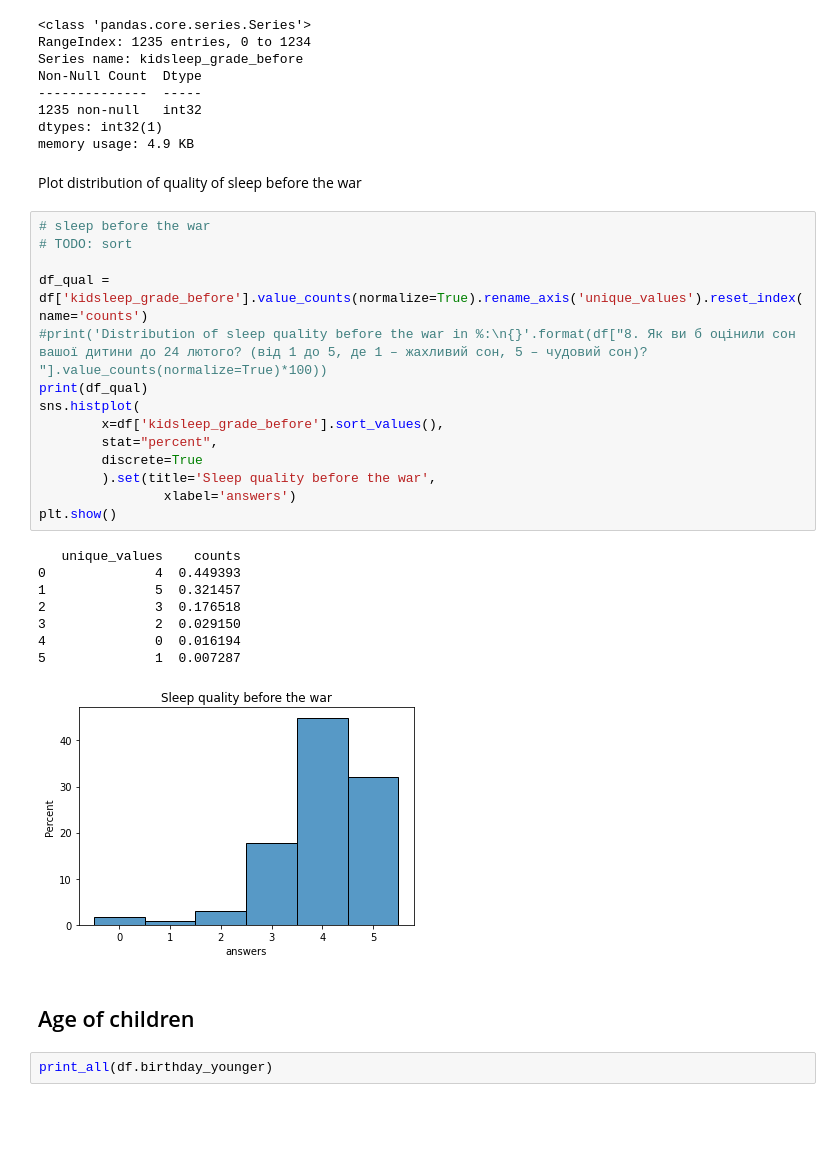
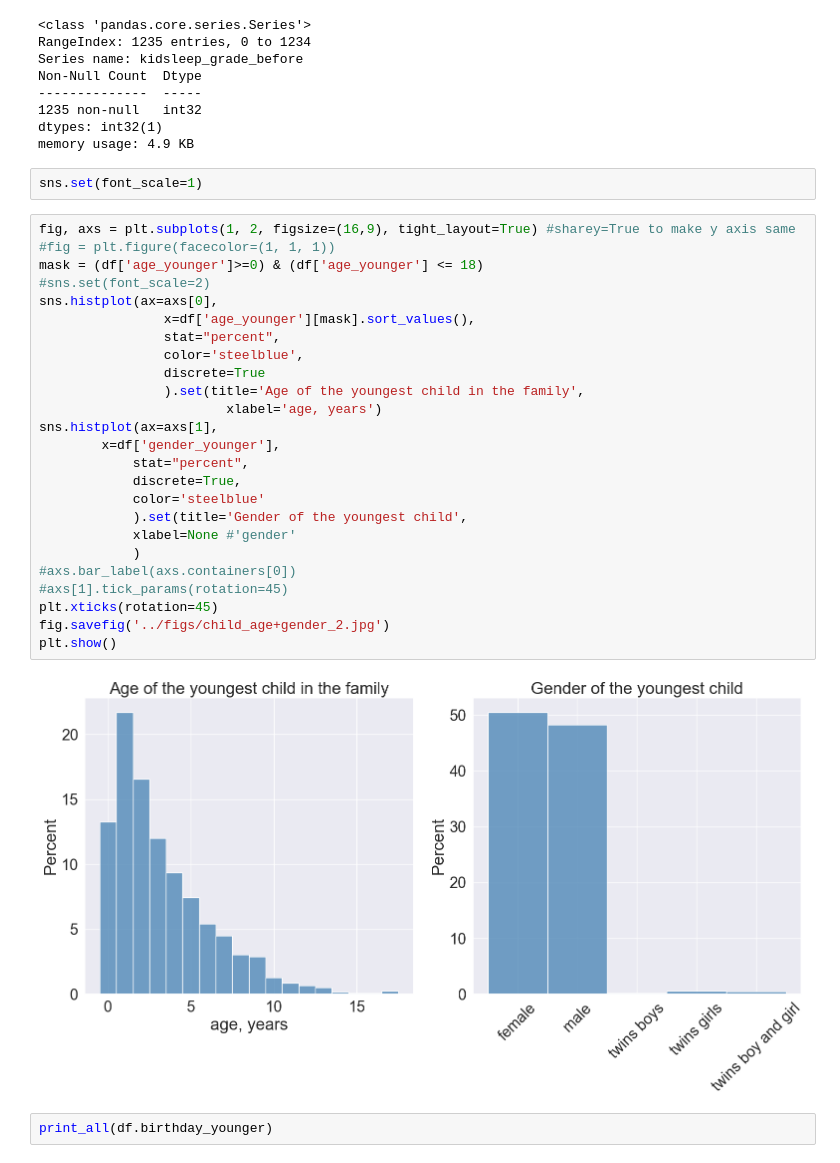
Before and after one commit to hexann666/baby-sleep_war, a Jupyter notebook: code/baby-sleep_war.ipynb, the cells around one changed output. Cells and saved outputs as stored; diff of their text form; blank space fills up the shorter version.

```diff
--- a/code/baby-sleep_war.ipynb
+++ b/code/baby-sleep_war.ipynb
@@ -348,33 +442,35 @@ Non-Null Count  Dtype
 1235 non-null   int32
 dtypes: int32(1)
 memory usage: 4.9 KB
-# %% [markdown]
-Plot distribution of quality of sleep before the war
-# %%
-# sleep before the war
-# TODO: sort
-
-df_qual = df['kidsleep_grade_before'].value_counts(normalize=True).rename_axis('unique_values').reset_index(name='counts')
-#print('Distribution of sleep quality before the war in %:\n{}'.format(df["8. Як ви б оцінили сон вашої дитини до 24 лютого? (від 1 до 5, де 1 – жахливий сон, 5 – чудовий сон)? "].value_counts(normalize=True)*100))
-print(df_qual)
-sns.histplot(
-        x=df['kidsleep_grade_before'].sort_values(),
-        stat="percent",
-        discrete=True
-        ).set(title='Sleep quality before the war',
-                xlabel='answers')
-plt.show()
-# %% [output]
-   unique_values    counts
-0              4  0.449393
-1              5  0.321457
-2              3  0.176518
-3              2  0.029150
-4              0  0.016194
-5              1  0.007287
-[figure, removed]
-# %% [markdown]
-## Age of children
+# %%
+sns.set(font_scale=1)
+# %%
+fig, axs = plt.subplots(1, 2, figsize=(16,9), tight_layout=True) #sharey=True to make y axis same
+#fig = plt.figure(facecolor=(1, 1, 1))
+mask = (df['age_younger']>=0) & (df['age_younger'] <= 18)
+#sns.set(font_scale=2)
+sns.histplot(ax=axs[0],
+                x=df['age_younger'][mask].sort_values(),
+                stat="percent",
+                color='steelblue',
+                discrete=True
+                ).set(title='Age of the youngest child in the family',
+                        xlabel='age, years')
+sns.histplot(ax=axs[1],
+        x=df['gender_younger'],
+            stat="percent",
+            discrete=True,
+            color='steelblue'
+            ).set(title='Gender of the youngest child',
+            xlabel=None #'gender'
+            )
+#axs.bar_label(axs.containers[0])
+#axs[1].tick_params(rotation=45)
+plt.xticks(rotation=45)
+fig.savefig('../figs/child_age+gender_2.jpg')
+plt.show()
+# %% [output]
+[figure, added]
 # %%
 print_all(df.birthday_younger)
 # %% [output]
```
Also changed, not shown: parts of 64 cells of this notebook, 3 other files.
